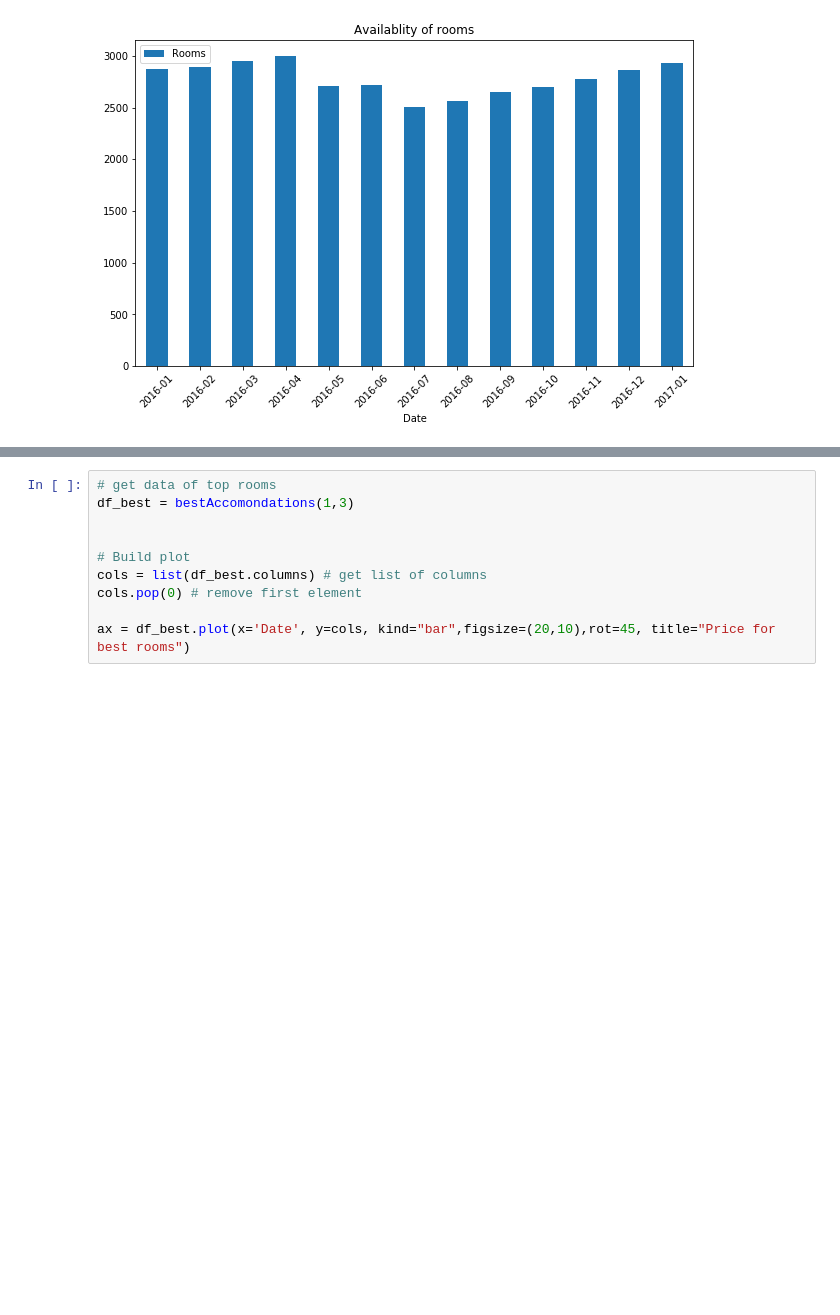
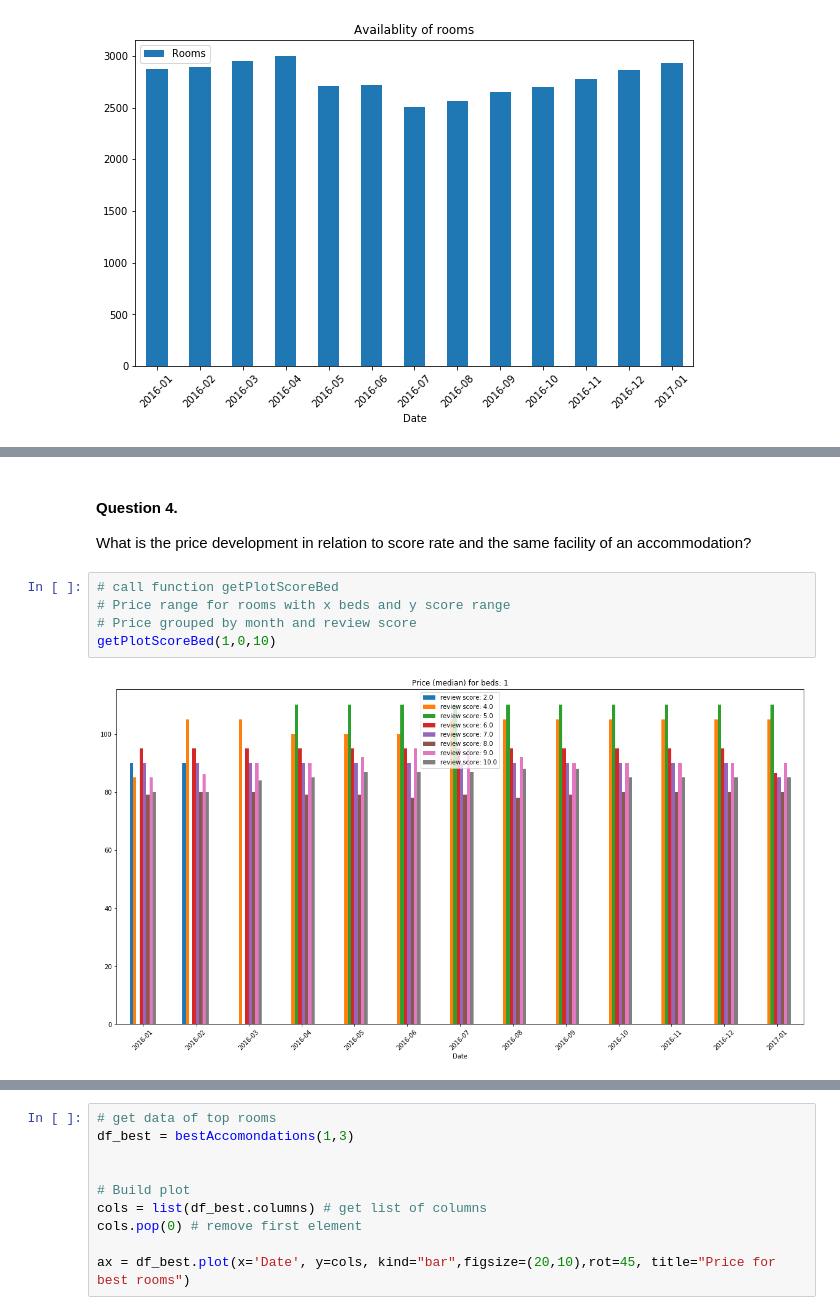
Before and after one commit to szilaga/airbnb, a Jupyter notebook: airbnb_analysis.ipynb, the cells around one changed output, grey strips where cells are left out. Cells and saved outputs as stored; diff of their text form; blank space fills up the shorter version.

```diff
--- a/airbnb_analysis.ipynb
+++ b/airbnb_analysis.ipynb
@@ -192,0 +364,10 @@ getPlotScoreBed(1,6,10)
+# %% [markdown]
+#### Question 4.
+What is the price development in relation to score rate and the same facility of an accommodation?
+# %%
+# call function getPlotScoreBed
+# Price range for rooms with x beds and y score range
+# Price grouped by month and review score
+getPlotScoreBed(1,0,10)
+# %% [output]
+[figure, added]
```
Also changed, not shown: parts of 34 cells of this notebook.
